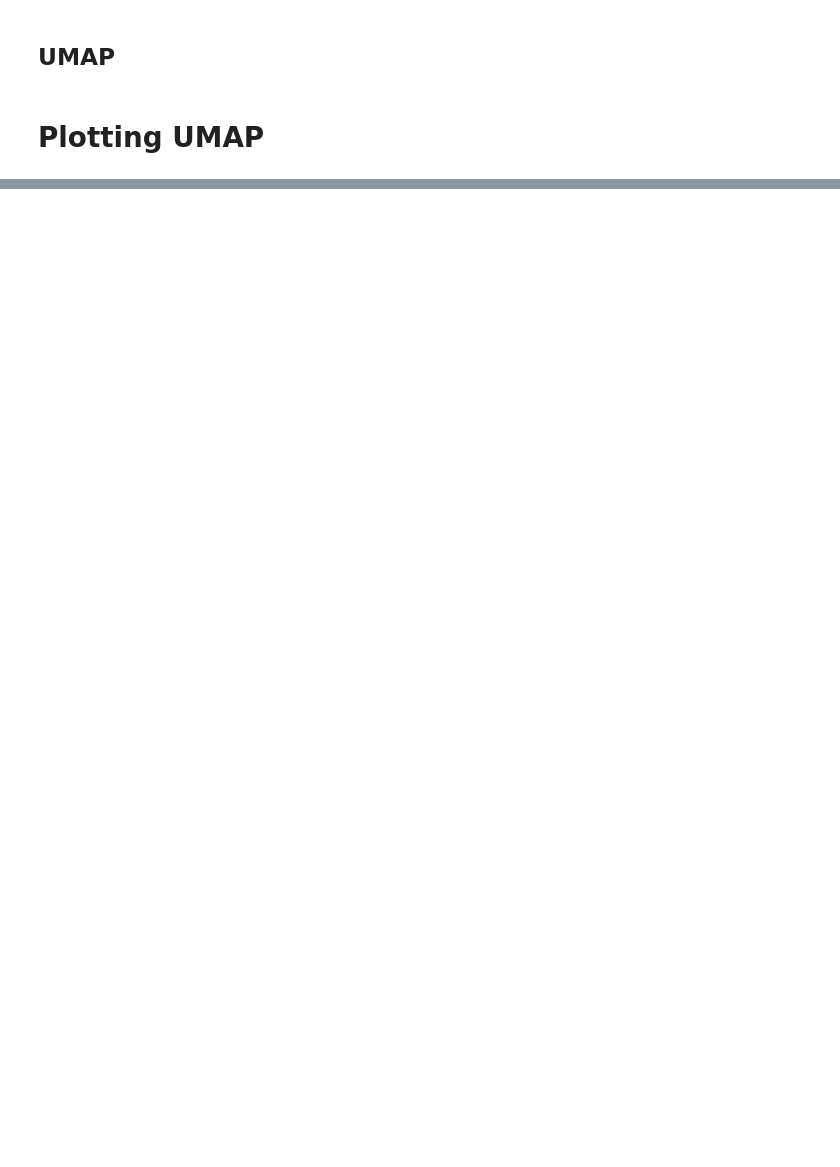
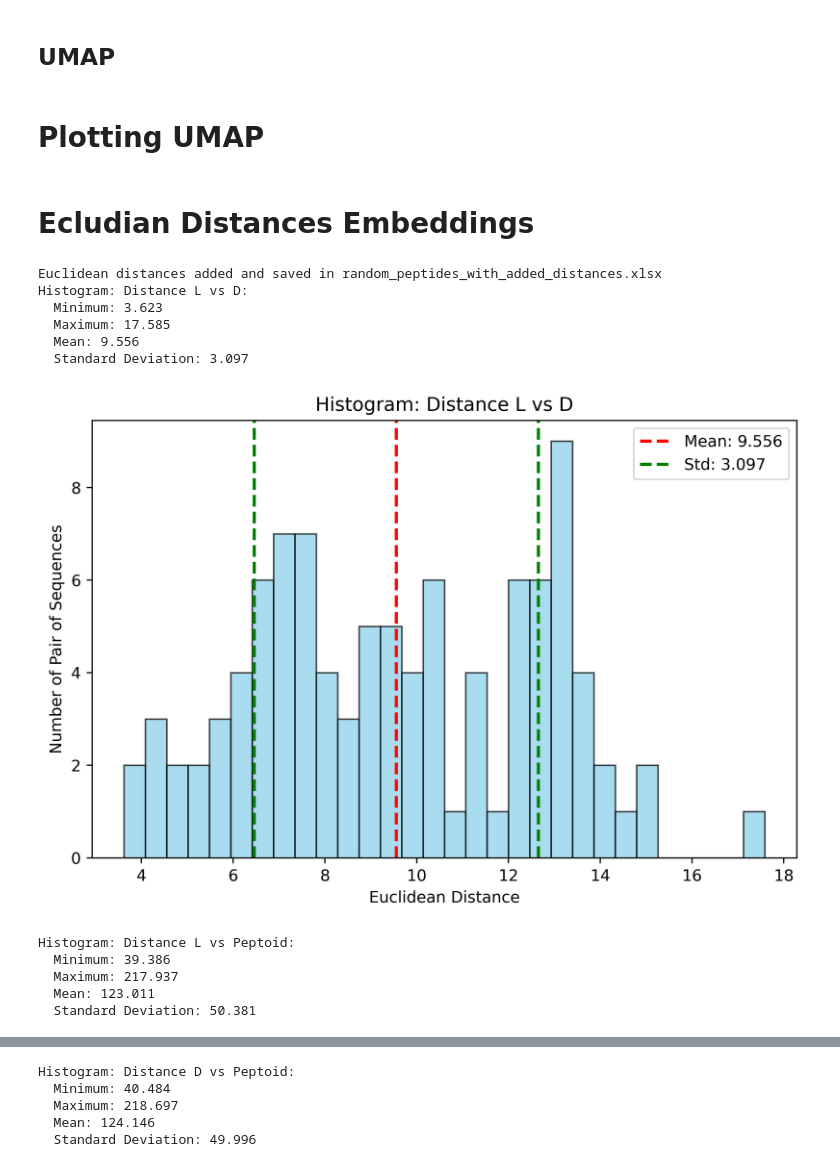
Before and after one commit to BilodeauGroup/PepFoundry, a Jupyter notebook: example_ML/PepMent_results/figures.ipynb, the cells around one changed output, grey strips where cells are left out. Drawn from its saved outputs; the diff is of its cells as text; code cells hidden in the pictures; blank space fills up the shorter version.

Commit message:
euclidean figures

```diff
--- a/example_ML/PepMent_results/figures.ipynb
+++ b/example_ML/PepMent_results/figures.ipynb
@@ -221,3 +221,76 @@ df_umap_random_peptides_length_5_30_100 = apply_umap([
 ])
 # %%
 plot_umap(df_umap_random_peptides_length_5_30_100, title= 'Random Peptides L vs D')
+# %% [markdown]
+# Ecludian Distances Embeddings
+# %%
+import pandas as pd
+import numpy as np
+import matplotlib.pyplot as plt
+
+# Read the Excel file
+df = pd.read_excel("random_peptides_L_D_peptoids.xlsx")
+
+# Function to convert strings to numpy arrays if needed
+def str_to_list(s):
+    return np.array(eval(s))
+
+df['Latent_L'] = df['Latent_L'].apply(str_to_list)
+df['Latent_D'] = df['Latent_D'].apply(str_to_list)
+df['Latent_peptoids'] = df['Latent_peptoids'].apply(str_to_list)
+
+# Calculate Euclidean distances
+df['Distance_L_D'] = df.apply(lambda row: np.linalg.norm(row['Latent_L'] - row['Latent_D']), axis=1)
+df['Distance_L_peptoid'] = df.apply(lambda row: np.linalg.norm(row['Latent_L'] - row['Latent_peptoids']), axis=1)
+df['Distance_D_peptoid'] = df.apply(lambda row: np.linalg.norm(row['Latent_D'] - row['Latent_peptoids']), axis=1)
+
+# Save the updated DataFrame
+df.to_excel("random_peptides_with_added_distances.xlsx", index=False)
+print("Euclidean distances added and saved in random_peptides_with_added_distances.xlsx")
+
+# Function to plot histogram with mean, std, min, and max
+def plot_histogram(data, title):
+    mean_val = np.mean(data)
+    std_val = np.std(data)
+    min_val = np.min(data)
+    max_val = np.max(data)
+
+    # Print statistics
+    print(f"{title}:")
+    print(f"  Minimum: {min_val:.3f}")
+    print(f"  Maximum: {max_val:.3f}")
+    print(f"  Mean: {mean_val:.3f}")
+    print(f"  Standard Deviation: {std_val:.3f}\n")
+
+    # Plot histogram
+    plt.figure(figsize=(8,5), dpi=500)
+    plt.hist(data, bins=30, color='skyblue', edgecolor='black', alpha=0.7)
+
+    # Vertical lines for mean and ±1 std
+    plt.axvline(mean_val, color='red', linestyle='dashed', linewidth=2, label=f'Mean: {mean_val:.3f}')
+    plt.axvline(mean_val - std_val, color='green', linestyle='dashed', linewidth=2, label=f'Std: {std_val:.3f}')
+    plt.axvline(mean_val + std_val, color='green', linestyle='dashed', linewidth=2)
+
+    plt.xlabel('Euclidean Distance')
+    plt.ylabel('Number of Pair of Sequences')
+    plt.title(title)
+    plt.legend()
+    plt.show()
+
+# Plot the three histograms
+plot_histogram(df['Distance_L_D'], 'Histogram: Distance L vs D')
+plot_histogram(df['Distance_L_peptoid'], 'Histogram: Distance L vs Peptoid')
+plot_histogram(df['Distance_D_peptoid'], 'Histogram: Distance D vs Peptoid')
+# %% [output]
+Euclidean distances added and saved in random_peptides_with_added_distances.xlsx
+Histogram: Distance L vs D:
+  Minimum: 3.623
+  Maximum: 17.585
+  Mean: 9.556
+  Standard Deviation: 3.097
+[figure, added]
+Histogram: Distance L vs Peptoid:
+  Minimum: 39.386
+  Maximum: 217.937
+  Mean: 123.011
+  Standard Deviation: 50.381
@@ -223,0 +298,5 @@ plot_umap(df_umap_random_peptides_length_5_30_100, title= 'Random Peptides L vs
+Histogram: Distance D vs Peptoid:
+  Minimum: 40.484
+  Maximum: 218.697
+  Mean: 124.146
+  Standard Deviation: 49.996
```
Also changed, not shown: parts of 2 cells of this notebook, 3 other files.
